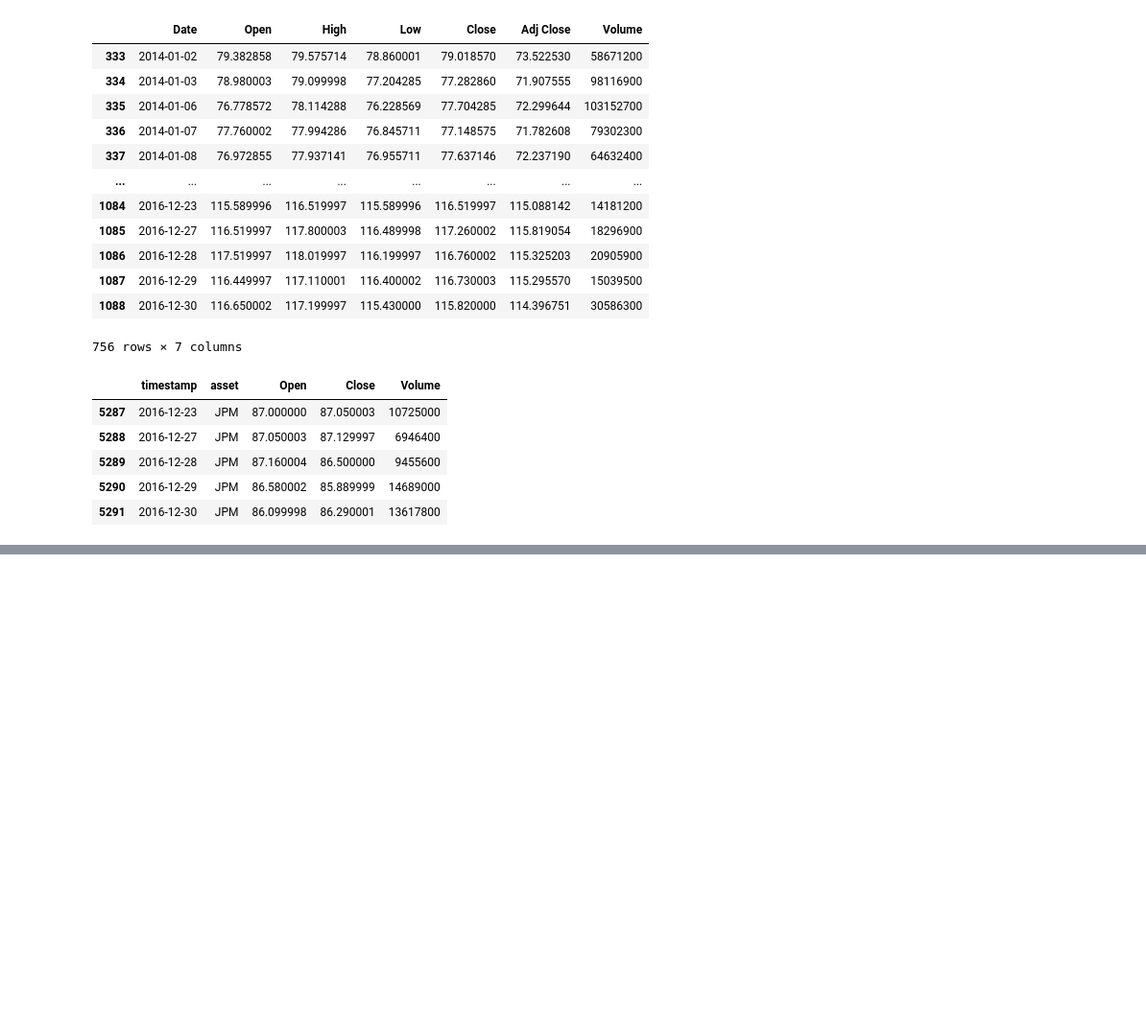
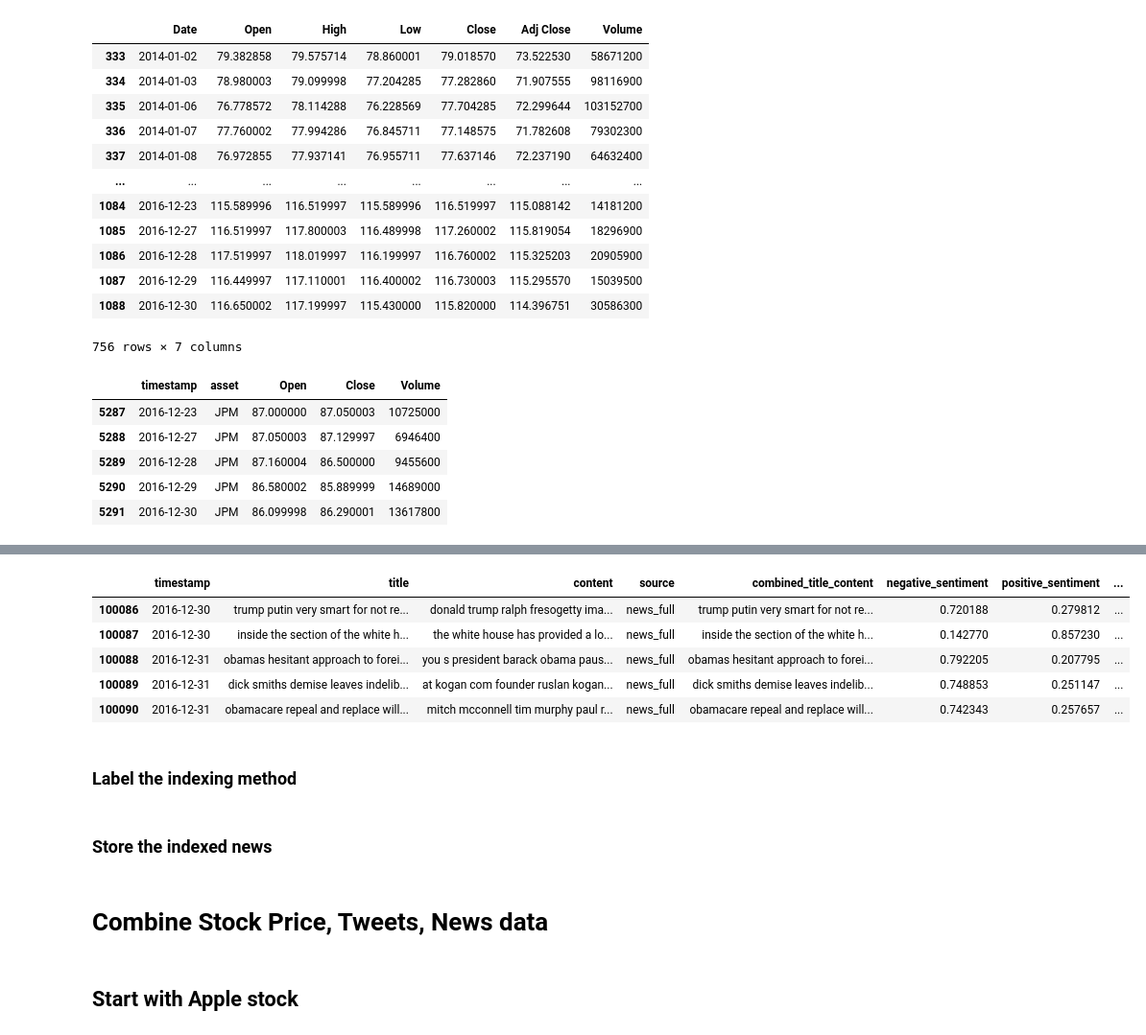
Before and after one commit to sd12498y/Cashcowputer, a Jupyter notebook: twitter sentiment classifier.ipynb, the cells around one changed output, grey strips where cells are left out. Shown at 96% size. Saved outputs shown, nothing was run; the diff lists cells and outputs as text; code cells hidden in the pictures; blank space fills up the shorter version.

```diff
--- a/twitter sentiment classifier.ipynb
+++ b/twitter sentiment classifier.ipynb
@@ -1024,0 +978,2 @@ temp.to_csv('./datasets/cashcowputer-dataset/preprocessed/price/price.csv',index
+# %%
+preprocessed_news = pd.read_csv('./datasets/cashcowputer-dataset/preprocessed/news/news.csv')
@@ -1024,0 +995,2 @@ temp.to_csv('./datasets/cashcowputer-dataset/preprocessed/price/price.csv',index
+# %%
+preprocessed_news['temp_content'] = preprocessed_news['title']
@@ -1024,0 +1007,2 @@ temp.to_csv('./datasets/cashcowputer-dataset/preprocessed/price/price.csv',index
+# %%
+preprocessed_news['combined_title_content'] = preprocessed_news[['title','content']].apply(lambda x:' '.join(x.dropna()), axis=1)
@@ -1024,0 +1018,16 @@ temp.to_csv('./datasets/cashcowputer-dataset/preprocessed/price/price.csv',index
+# %%
+sentiments = preprocessed_news['combined_title_content'].apply(toScore).to_frame()
+preprocessed_news['negative_sentiment'] = sentiments['combined_title_content'].apply(lambda x:x[0][0])
+preprocessed_news['positive_sentiment'] = sentiments['combined_title_content'].apply(lambda x:x[0][1])
+preprocessed_news['classification_method'] = '2-DNN'
+# %%
+preprocessed_news.tail()
+# %% [output]
+|  | timestamp | title | content | source | combined_title_content | negative_sentiment | positive_sentiment | ... |
+| 100086 | 2016-12-30 | trump putin very smart for not re... | donald trump ralph fresogetty ima... | news_full | trump putin very smart for not re... | 0.720188 | 0.279812 | ... |
+| 100087 | 2016-12-30 | inside the section of the white h... | the white house has provided a lo... | news_full | inside the section of the white h... | 0.142770 | 0.857230 | ... |
+| 100088 | 2016-12-31 | obamas hesitant approach to forei... | you s president barack obama paus... | news_full | obamas hesitant approach to forei... | 0.792205 | 0.207795 | ... |
+| 100089 | 2016-12-31 | dick smiths demise leaves indelib... | at kogan com founder ruslan kogan... | news_full | dick smiths demise leaves indelib... | 0.748853 | 0.251147 | ... |
+| 100090 | 2016-12-31 | obamacare repeal and replace will... | mitch mcconnell tim murphy paul r... | news_full | obamacare repeal and replace will... | 0.742343 | 0.257657 | ... |
+# %% [markdown]
+### Label the indexing method
@@ -1024,0 +1036,2 @@ temp.to_csv('./datasets/cashcowputer-dataset/preprocessed/price/price.csv',index
+# %% [markdown]
+### Store the indexed news
@@ -1024,0 +1040,4 @@ temp.to_csv('./datasets/cashcowputer-dataset/preprocessed/price/price.csv',index
+# %% [markdown]
+# Combine Stock Price, Tweets, News data
+# %% [markdown]
+## Start with Apple stock
```
Also changed, not shown: parts of 62 cells of this notebook.
